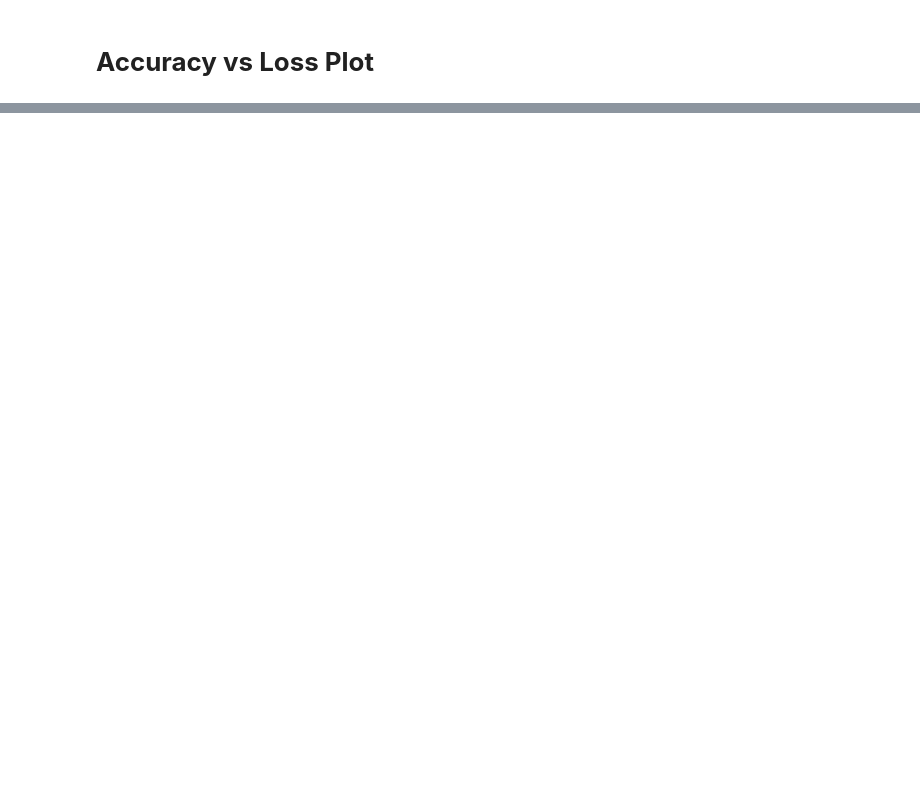
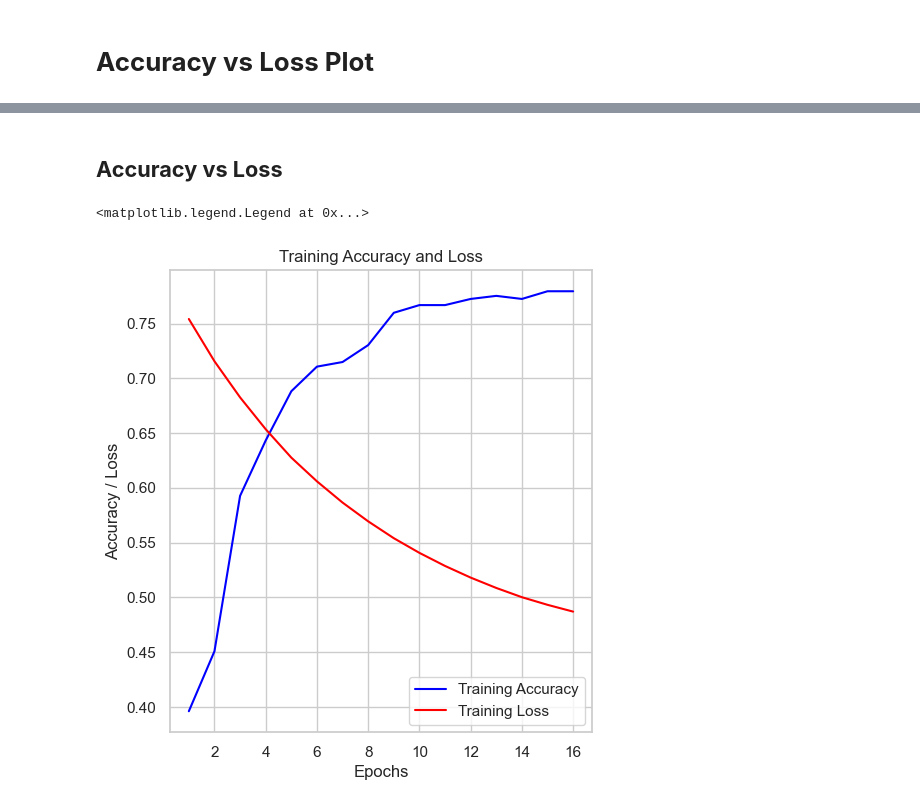
Before and after one commit to 1MuhammadFarhanAslam/Python, a Jupyter notebook: Deep Learning/Simple_NN_in_Python_with _tensorflow.ipynb, the cells around one changed output, grey strips where cells are left out. Drawn from its saved outputs; the diff is of its cells as text; code cells hidden in the pictures; blank space fills up the shorter version.

```diff
--- a/Deep Learning/Simple_NN_in_Python_with _tensorflow.ipynb
+++ b/Deep Learning/Simple_NN_in_Python_with _tensorflow.ipynb
@@ -643,0 +683,20 @@ plt.show()
+# %%
+# Building the model
+input_layer = tf.keras.layers.Dense(10, activation='relu', input_shape=(X_train.shape[1],)) # input layer
+# hidden_layer = tf.keras.layers.Dense(10, activation='relu') # hidden layer
+output_layer = tf.keras.layers.Dense(1, activation='sigmoid') # output layer
+
+model = tf.keras.models.Sequential([input_layer,
+                                    # hidden_layer,
+                                    output_layer])
+
+# Compile the model
+model.compile(optimizer='adam', loss='binary_crossentropy', metrics=['accuracy'])
+
+# Training the model and saving history
+history = model.fit(X_train, y_train, epochs=16, batch_size=32, verbose=1, validation_data=(X_test, y_test))
+
+# Evaluating the model
+loss, accuracy = model.evaluate(X_test, y_test, verbose=1)
+print(f"Test Accuracy: {accuracy}")
+print(f"Test Loss: {loss}")
@@ -643,0 +721,22 @@ plt.show()
+# %% [markdown]
+## **Accuracy vs Loss**
+# %%
+# Extract the history data
+train_accuracy = history.history['accuracy']
+train_loss = history.history['loss']
+val_accuracy = history.history['val_accuracy']
+val_loss = history.history['val_loss']
+epochs = range(1, len(train_accuracy) + 1)
+
+# Plot Training Accuracy vs Loss
+plt.figure(figsize=(12, 6))
+plt.subplot(1, 2, 1)  # (rows, cols, panel number)
+plt.plot(epochs, train_accuracy, label='Training Accuracy', color='blue')
+plt.plot(epochs, train_loss, label='Training Loss', color='red')
+plt.title('Training Accuracy and Loss')
+plt.xlabel('Epochs')
+plt.ylabel('Accuracy / Loss')
+plt.legend()
+# %% [output]
+<matplotlib.legend.Legend at 0x...>
+[figure, added]
```
Also changed, not shown: parts of 10 cells of this notebook.
